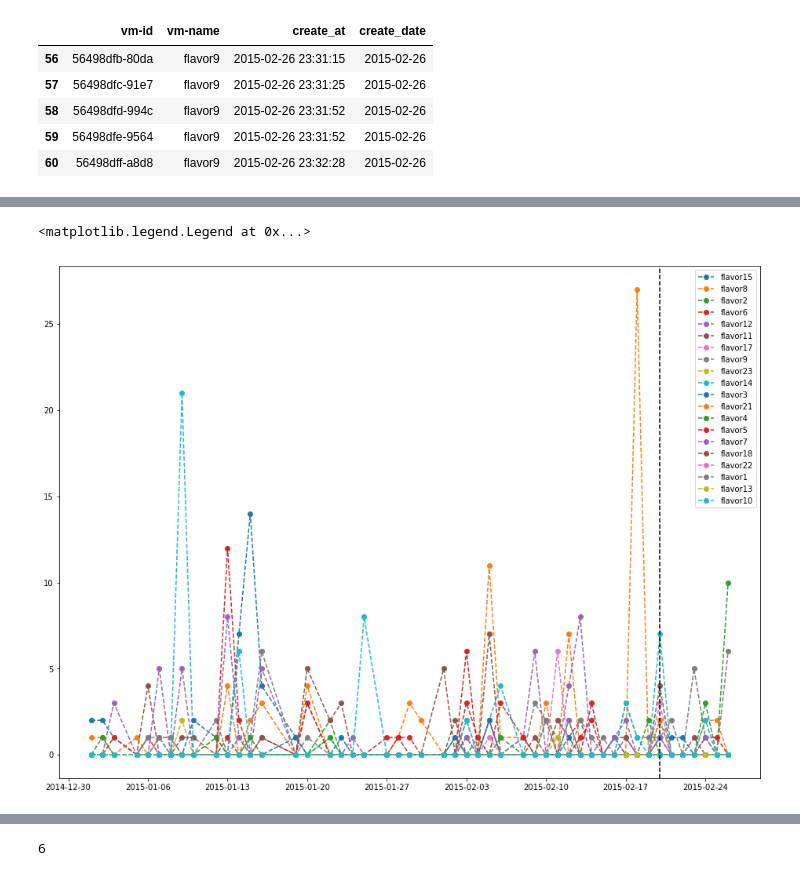
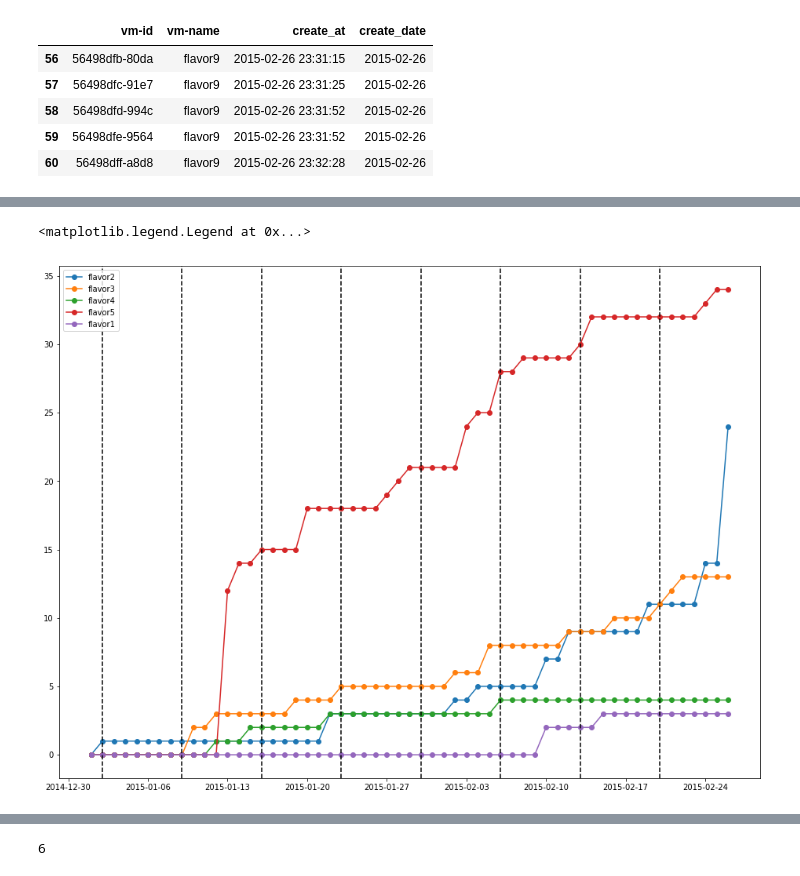
Before and after one commit to netcan/2018-HUAWEI-Codecraft, a Jupyter notebook: auxiliary/flavor_analysis.ipynb, the cells around one changed output, grey strips where cells are left out. Saved outputs shown, nothing was run; the diff lists cells and outputs as text; code cells hidden in the pictures.

```diff
--- a/auxiliary/flavor_analysis.ipynb
+++ b/auxiliary/flavor_analysis.ipynb
@@ -29,11 +27,27 @@ interval = df.create_date.unique()
+# %%
+interval = pd.date_range(df.create_date.min(), df.create_date.max()).tolist()
 # %%
-flavors_complete = {}
+flavors_complete = {} # 补齐日期，没有的补0个
 for flavor in df['vm-name'].unique():
     f = df[df['vm-name'] == flavor].groupby('create_date')['vm-name'].count()
     for intval in interval:
-        if intval not in f:
-            f = f.append(pd.Series({intval: 0})).sort_index()
-            frame = f.to_frame().rename(columns={0: 'count'})
-            frame['cumsum'] = frame['count'].cumsum()
+        if intval.date() not in f:
+            f = f.append(pd.Series({intval.date(): 0}))
 
+    frame = f.to_frame().rename(columns={0: 'count'}).sort_index()
+    frame['cumsum'] = frame['count'].cumsum()
     flavors_complete[flavor] = frame
+# %%
+predict_vm = range(1, 6)
+# %%
+plt.figure(figsize=(16, 12))
+predict_date = date(2015, 2, 20)
+for vm_name, flavor in flavors_complete.items():
+    if int(vm_name[6:]) in predict_vm:
+        plt.plot(flavor.index, flavor['count'], 'o--', label=vm_name)
+
+start_date = predict_date
+while start_date in flavor.index:
+    plt.axvline(x=start_date, color='k', linestyle='--')
+    start_date -= timedelta(days=during_days)
+plt.legend()
@@ -40,9 +57,14 @@ for flavor in df['vm-name'].unique():
 # %%
 plt.figure(figsize=(16, 12))
 for vm_name, flavor in flavors_complete.items():
-    plt.plot(flavor.index, flavor['count'], 'o--', label=vm_name)
-plt.axvline(x=date(2015, 2, 20), color='k', linestyle='--')
+    if int(vm_name[6:]) in predict_vm:
+        plt.plot(flavor.index, flavor['cumsum'], 'o-', label=vm_name)
+
+start_date = predict_date
+while start_date in flavor.index:
+    plt.axvline(x=start_date, color='k', linestyle='--')
+    start_date -= timedelta(days=during_days)
 plt.legend()
 # %% [output]
 <matplotlib.legend.Legend at 0x...>
-[figure, old version]
+[figure, new version]
```
Also changed, not shown: parts of 13 cells of this notebook, 4 other files.
